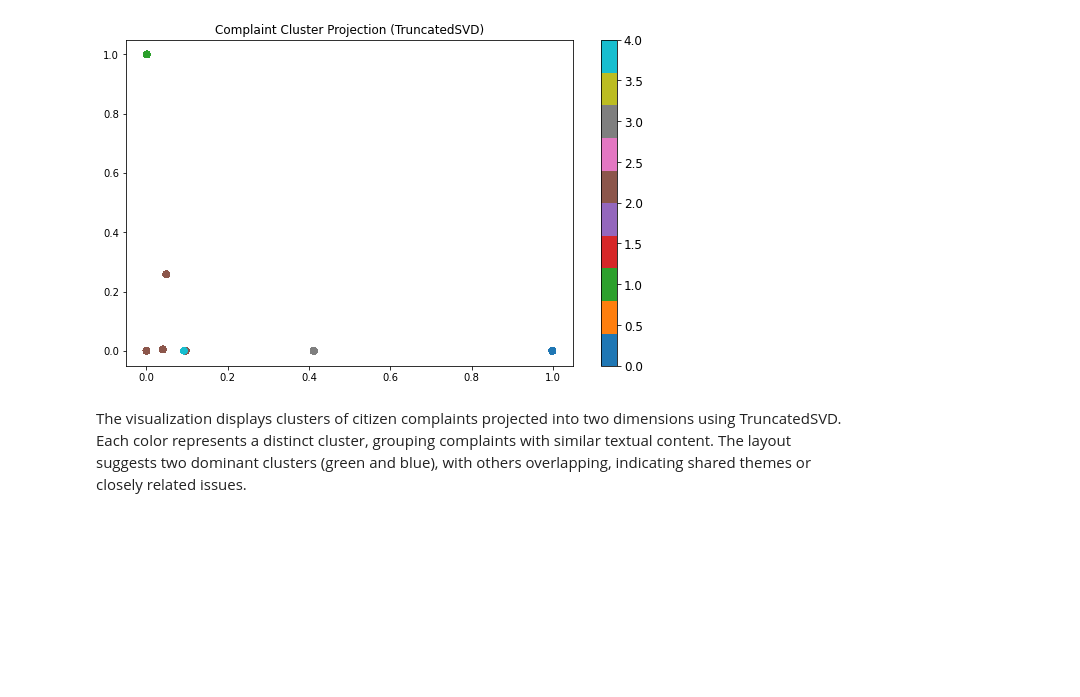
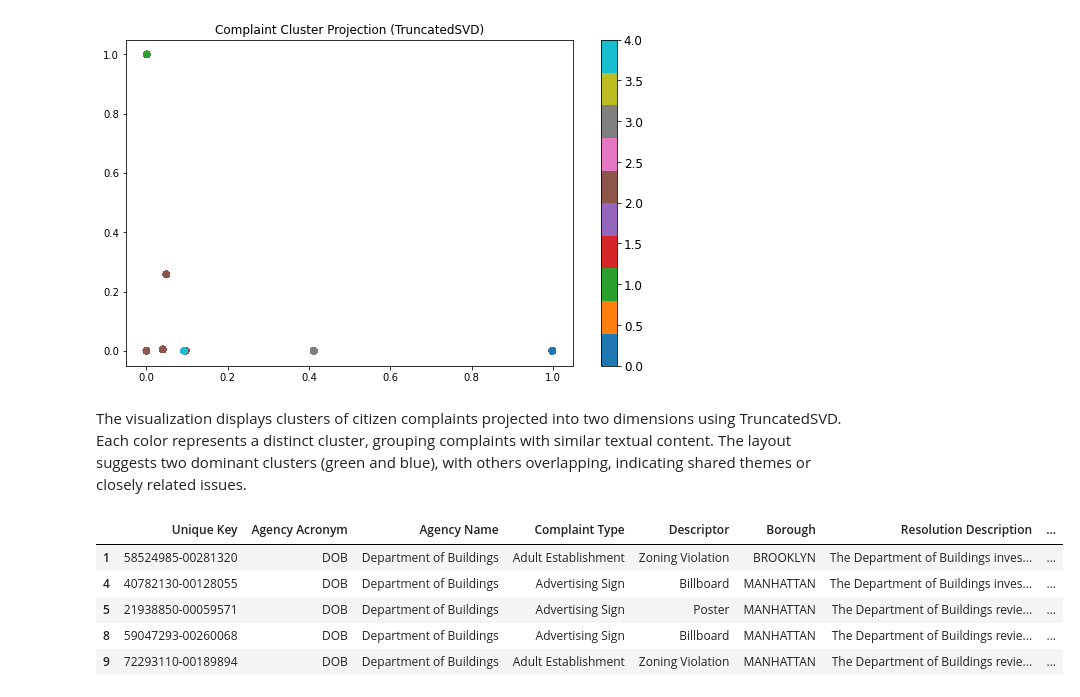
Before and after one commit to billysambasi/Huduma_Satisfaction_Prediction, a Jupyter notebook: EDA.ipynb, the cells around one changed output. Saved outputs shown, nothing was run; the diff lists cells and outputs as text; code cells hidden in the pictures; blank space fills up the shorter version.

Commit message:
Included Sentiment Analysis on Objective 3

```diff
--- a/EDA.ipynb
+++ b/EDA.ipynb
@@ -354,3 +354,12 @@ plt.show();
 [figure]
 # %% [markdown]
 The visualization displays clusters of citizen complaints projected into two dimensions using TruncatedSVD. Each color represents a distinct cluster, grouping complaints with similar textual content. The layout suggests two dominant clusters (green and blue), with others overlapping, indicating shared themes or closely related issues.
+# %%
+df_sentiment.head()
+# %% [output]
+|  | Unique Key | Agency Acronym | Agency Name | Complaint Type | Descriptor | Borough | Resolution Description | ... |
+| 1 | 58524985-00281320 | DOB | Department of Buildings | Adult Establishment | Zoning Violation | BROOKLYN | The Department of Buildings inves... | ... |
+| 4 | 40782130-00128055 | DOB | Department of Buildings | Advertising Sign | Billboard | MANHATTAN | The Department of Buildings inves... | ... |
+| 5 | 21938850-00059571 | DOB | Department of Buildings | Advertising Sign | Poster | MANHATTAN | The Department of Buildings revie... | ... |
+| 8 | 59047293-00260068 | DOB | Department of Buildings | Advertising Sign | Billboard | MANHATTAN | The Department of Buildings revie... | ... |
+| 9 | 72293110-00189894 | DOB | Department of Buildings | Adult Establishment | Zoning Violation | MANHATTAN | The Department of Buildings revie... | ... |
```
Also changed, not shown: parts of 13 cells of this notebook, 1 other file.
